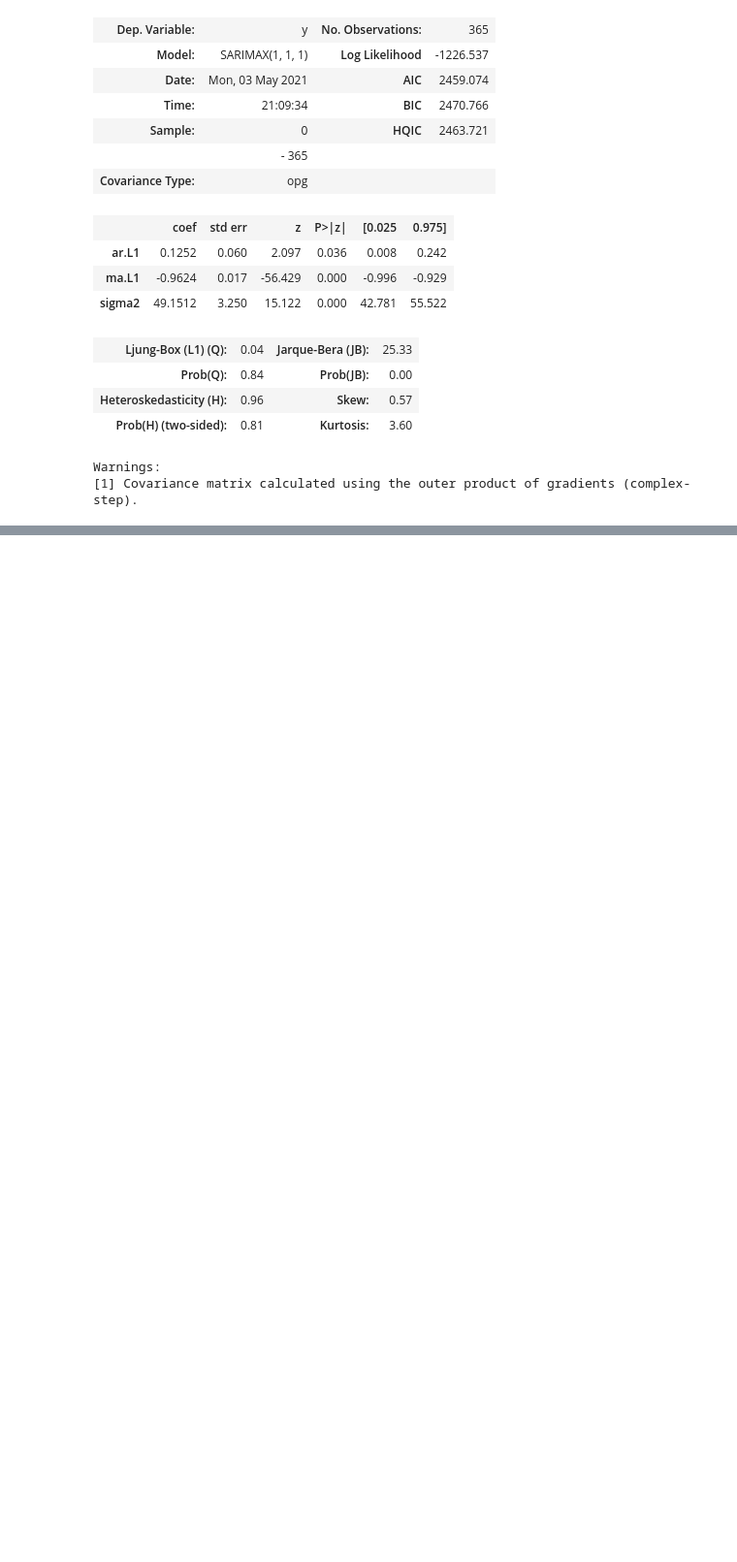
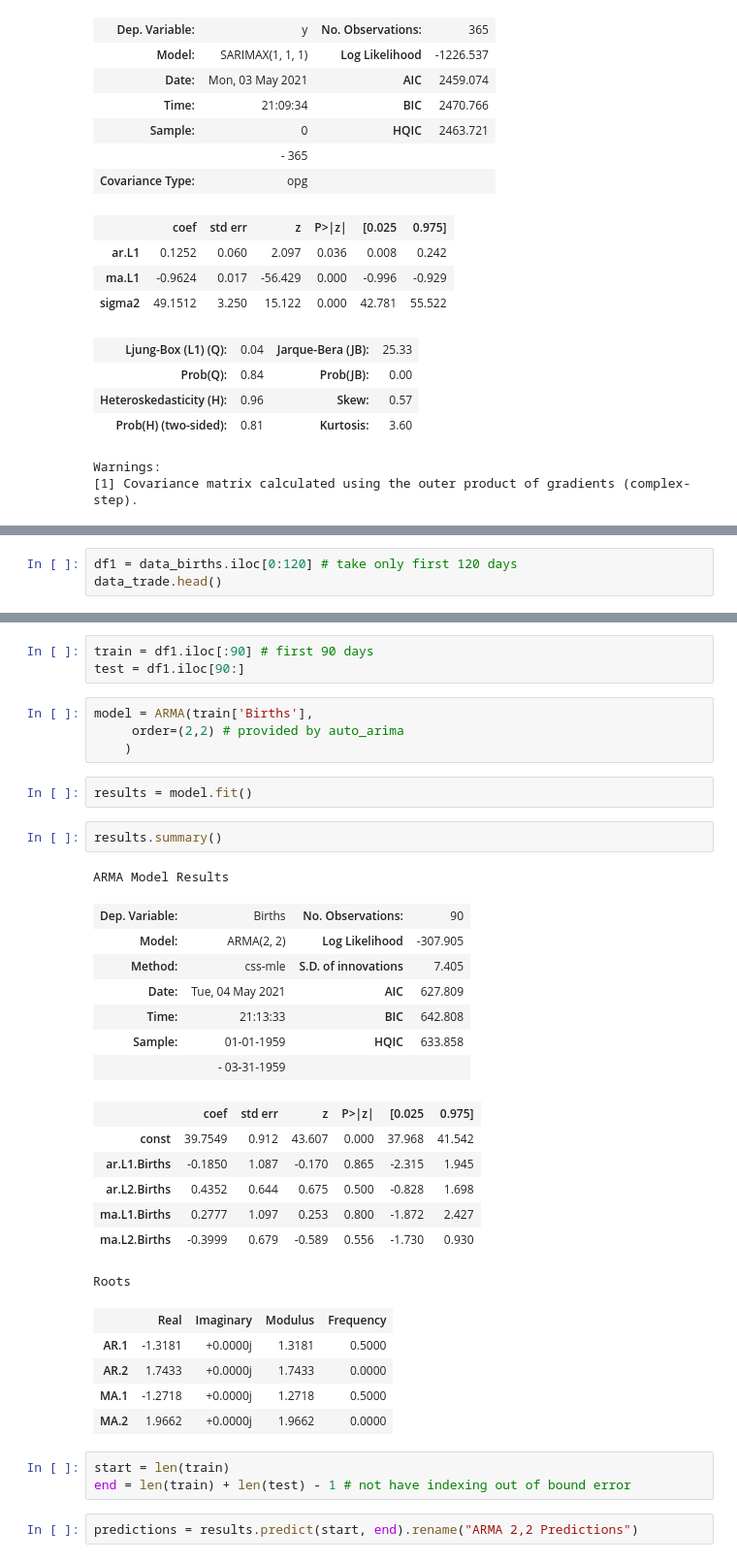
Before and after one commit to kromerh/coincaster, a Jupyter notebook: 04.Analysis/07 ARIMA.ipynb, the cells around one changed output, grey strips where cells are left out. Shown: that part at 97% size. Cells and saved outputs as stored; diff of their text form; blank space fills up the shorter version.

```diff
--- a/04.Analysis/07 ARIMA.ipynb
+++ b/04.Analysis/07 ARIMA.ipynb
@@ -279,0 +305,3 @@ Warnings:
+# %%
+df1 = data_births.iloc[0:120] # take only first 120 days
+data_trade.head()
@@ -279,0 +386,37 @@ Warnings:
+# %%
+train = df1.iloc[:90] # first 90 days
+test = df1.iloc[90:]
+# %%
+model = ARMA(train['Births'],
+     order=(2,2) # provided by auto_arima
+    )
+# %%
+results = model.fit()
+# %%
+results.summary()
+# %% [output]
+ARMA Model Results
+| Dep. Variable: | Births | No. Observations: | 90 |
+| Model: | ARMA(2, 2) | Log Likelihood | -307.905 |
+| Method: | css-mle | S.D. of innovations | 7.405 |
+| Date: | Tue, 04 May 2021 | AIC | 627.809 |
+| Time: | 21:13:33 | BIC | 642.808 |
+| Sample: | 01-01-1959 | HQIC | 633.858 |
+|  | - 03-31-1959 |  |  |
+|  | coef | std err | z | P>|z| | [0.025 | 0.975] |
+| const | 39.7549 | 0.912 | 43.607 | 0.000 | 37.968 | 41.542 |
+| ar.L1.Births | -0.1850 | 1.087 | -0.170 | 0.865 | -2.315 | 1.945 |
+| ar.L2.Births | 0.4352 | 0.644 | 0.675 | 0.500 | -0.828 | 1.698 |
+| ma.L1.Births | 0.2777 | 1.097 | 0.253 | 0.800 | -1.872 | 2.427 |
+| ma.L2.Births | -0.3999 | 0.679 | -0.589 | 0.556 | -1.730 | 0.930 |
+Roots
+|  | Real | Imaginary | Modulus | Frequency |
+| AR.1 | -1.3181 | +0.0000j | 1.3181 | 0.5000 |
+| AR.2 | 1.7433 | +0.0000j | 1.7433 | 0.0000 |
+| MA.1 | -1.2718 | +0.0000j | 1.2718 | 0.5000 |
+| MA.2 | 1.9662 | +0.0000j | 1.9662 | 0.0000 |
+# %%
+start = len(train)
+end = len(train) + len(test) - 1 # not have indexing out of bound error
+# %%
+predictions = results.predict(start, end).rename("ARMA 2,2 Predictions")
```
Also changed, not shown: parts of 45 cells of this notebook, 2 other files.
